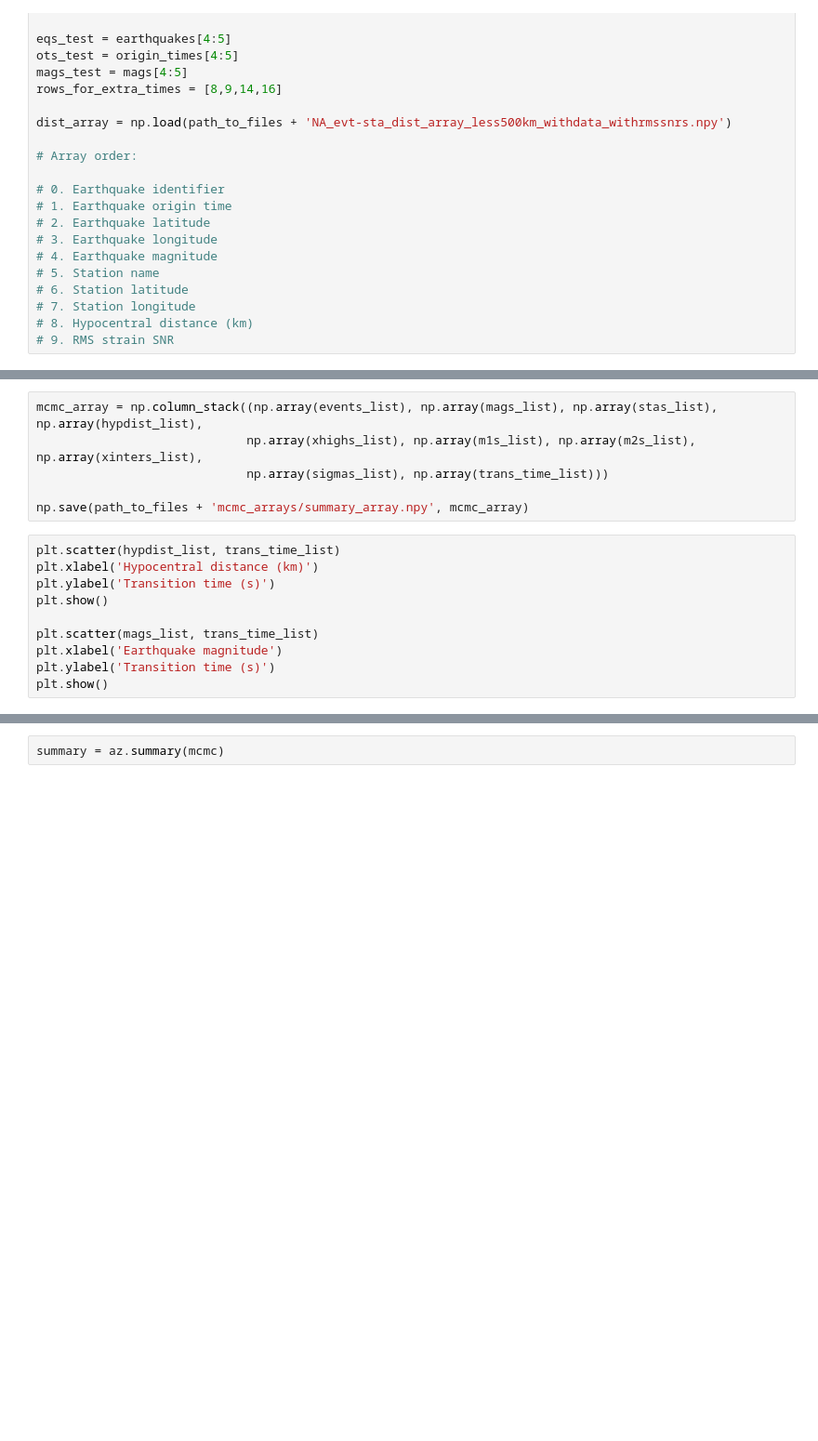
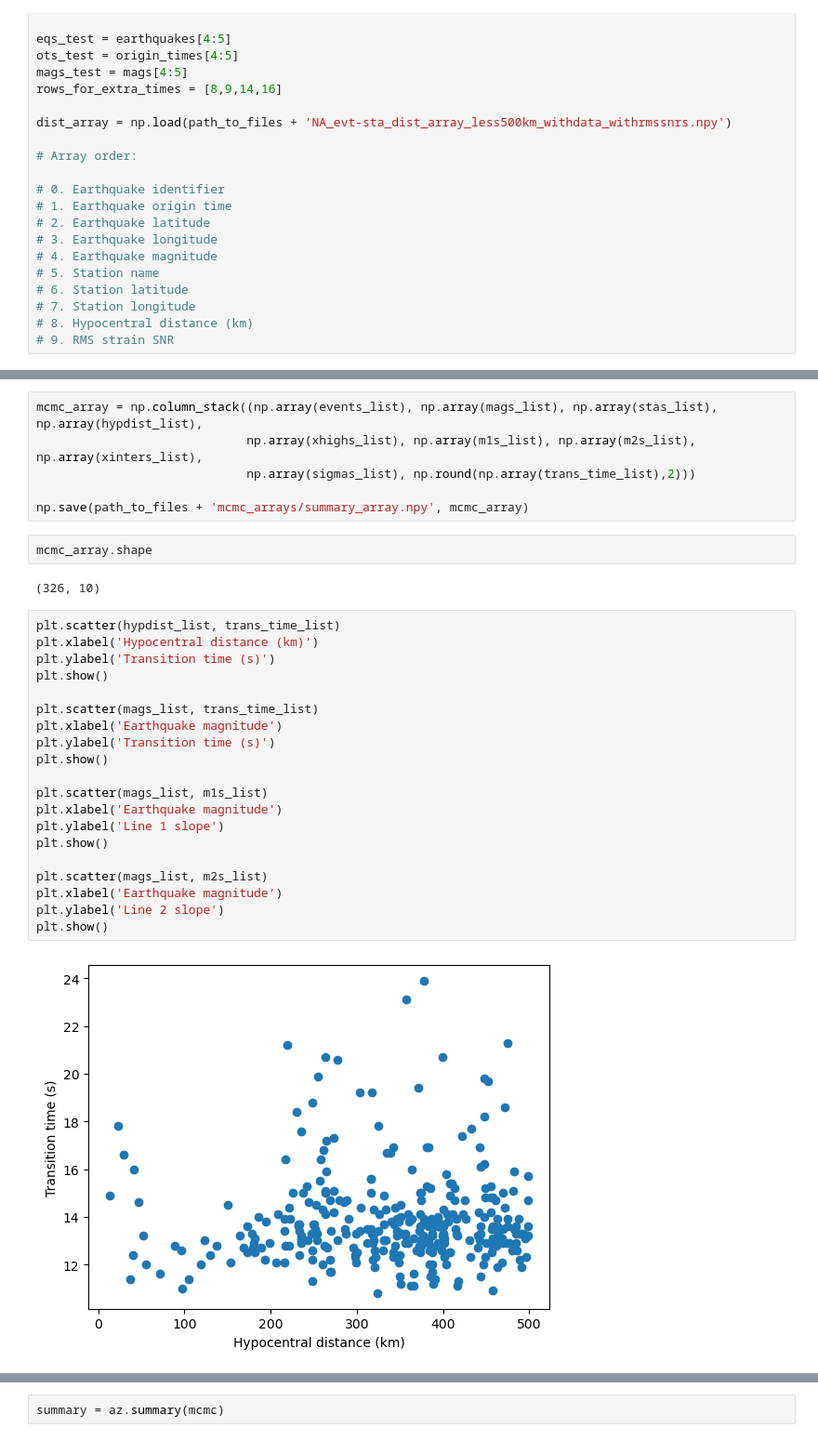
Before and after one commit to UO-Geophysics/strain, a Jupyter notebook: ipynbs/20_calculate_MCMC_straight_lines_on_peak_strain.ipynb, the cells around one changed output, grey strips where cells are left out. Shown at 93% size. Saved outputs shown, nothing was run; the diff lists cells and outputs as text; blank space fills up the shorter version.

```diff
--- a/ipynbs/20_calculate_MCMC_straight_lines_on_peak_strain.ipynb
+++ b/ipynbs/20_calculate_MCMC_straight_lines_on_peak_strain.ipynb
@@ -459,16 +475,32 @@ CompoundStep
 # %%
 mcmc_array = np.column_stack((np.array(events_list), np.array(mags_list), np.array(stas_list), np.array(hypdist_list),
                              np.array(xhighs_list), np.array(m1s_list), np.array(m2s_list), np.array(xinters_list),
-                             np.array(sigmas_list), np.array(trans_time_list)))
+                             np.array(sigmas_list), np.round(np.array(trans_time_list),2)))
 
 np.save(path_to_files + 'mcmc_arrays/summary_array.npy', mcmc_array)
+# %%
+mcmc_array.shape
+# %% [output]
+(326, 10)
 # %%
 plt.scatter(hypdist_list, trans_time_list)
 plt.xlabel('Hypocentral distance (km)')
 plt.ylabel('Transition time (s)')
 plt.show()
 
 plt.scatter(mags_list, trans_time_list)
 plt.xlabel('Earthquake magnitude')
 plt.ylabel('Transition time (s)')
 plt.show()
+
+plt.scatter(mags_list, m1s_list)
+plt.xlabel('Earthquake magnitude')
+plt.ylabel('Line 1 slope')
+plt.show()
+
+plt.scatter(mags_list, m2s_list)
+plt.xlabel('Earthquake magnitude')
+plt.ylabel('Line 2 slope')
+plt.show()
+# %% [output]
+[figure, added]
```
Also changed, not shown: parts of 3 cells of this notebook, 2 other files.
